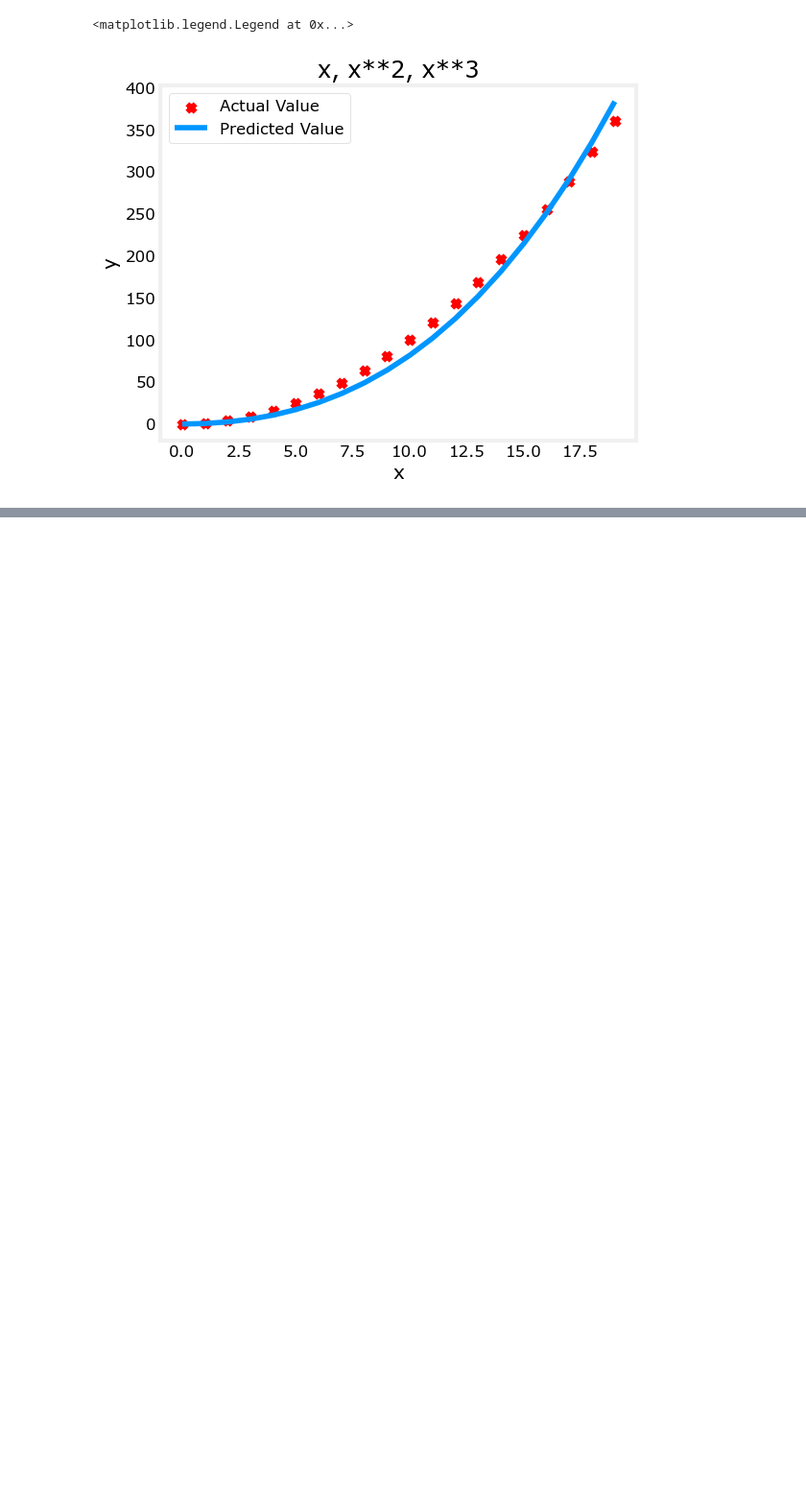
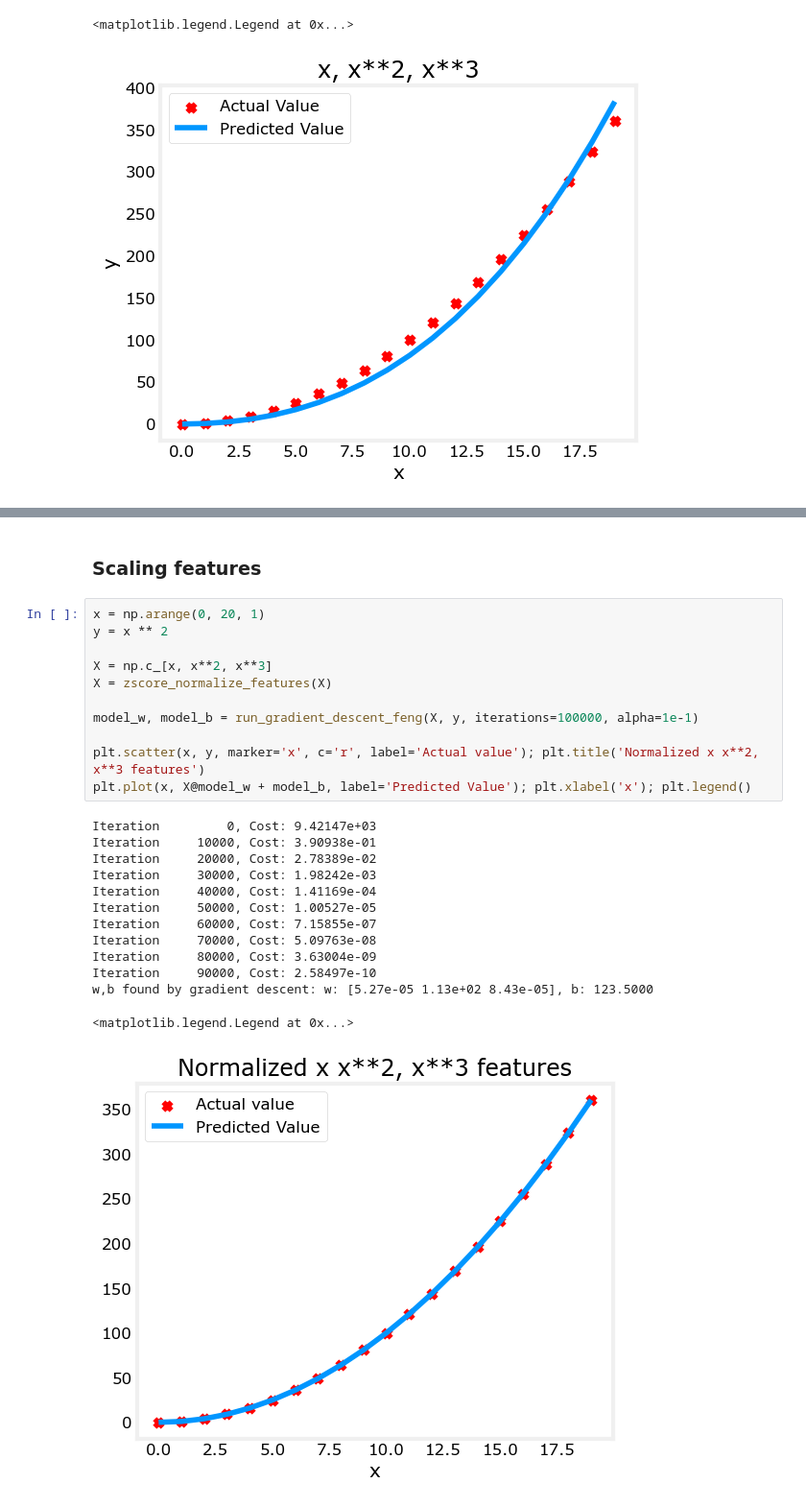
Before and after one commit to MohammedFarzin/Coursera, a Jupyter notebook: Machine Learning Specialization/Supervised Machine Learning- Regression and Classification/WEEK 2/Feature Engineering and Poly Regression.ipynb, the cells around one changed output, grey strips where cells are left out. Shown at 96% size. Cells and saved outputs as stored; diff of their text form; blank space fills up the shorter version.

```diff
--- a/Machine Learning Specialization/Supervised Machine Learning- Regression and Classification/WEEK 2/Feature Engineering and Poly Regression.ipynb
+++ b/Machine Learning Specialization/Supervised Machine Learning- Regression and Classification/WEEK 2/Feature Engineering and Poly Regression.ipynb
@@ -85,0 +101,27 @@ w,b found by gradient descent: w: [0.08 0.54 0.03], b: 0.0106
+# %% [markdown]
+### Scaling features
+# %%
+x = np.arange(0, 20, 1)
+y = x ** 2
+
+X = np.c_[x, x**2, x**3]
+X = zscore_normalize_features(X)
+
+model_w, model_b = run_gradient_descent_feng(X, y, iterations=100000, alpha=1e-1)
+
+plt.scatter(x, y, marker='x', c='r', label='Actual value'); plt.title('Normalized x x**2, x**3 features')
+plt.plot(x, X@model_w + model_b, label='Predicted Value'); plt.xlabel('x'); plt.legend()
+# %% [output]
+Iteration         0, Cost: 9.42147e+03
+Iteration     10000, Cost: 3.90938e-01
+Iteration     20000, Cost: 2.78389e-02
+Iteration     30000, Cost: 1.98242e-03
+Iteration     40000, Cost: 1.41169e-04
+Iteration     50000, Cost: 1.00527e-05
+Iteration     60000, Cost: 7.15855e-07
+Iteration     70000, Cost: 5.09763e-08
+Iteration     80000, Cost: 3.63004e-09
+Iteration     90000, Cost: 2.58497e-10
+w,b found by gradient descent: w: [5.27e-05 1.13e+02 8.43e-05], b: 123.5000
+<matplotlib.legend.Legend at 0x...>
+[figure, added]
```
Also changed, not shown: parts of 3 cells of this notebook.
